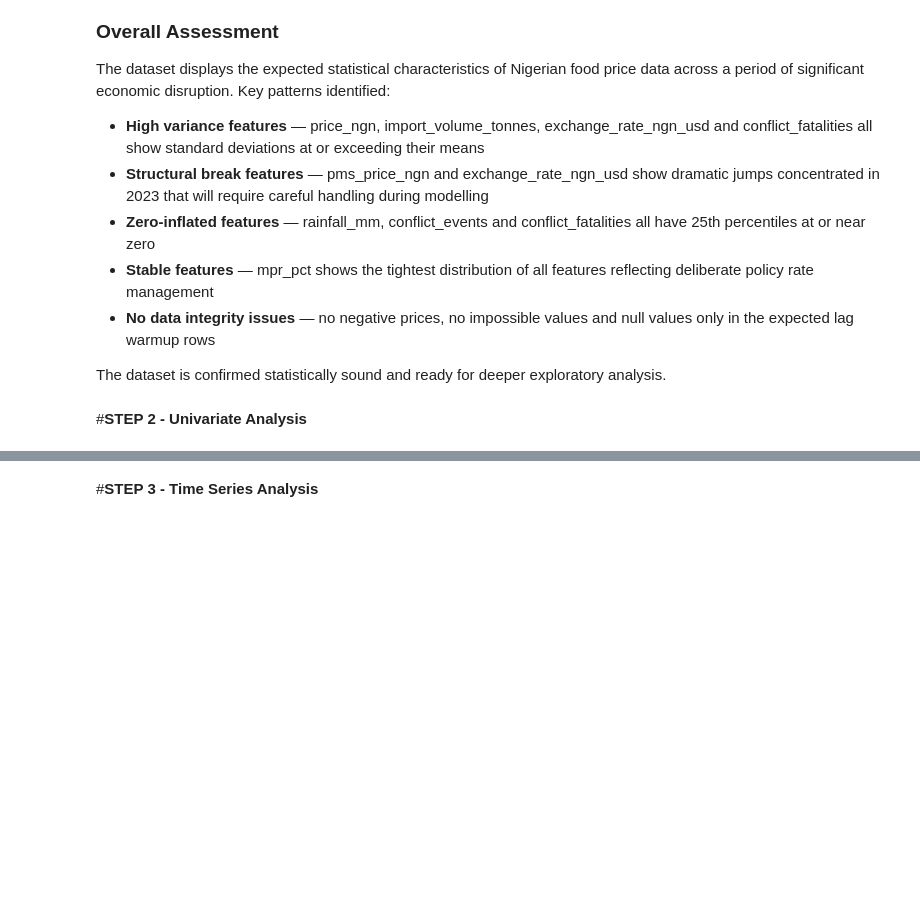
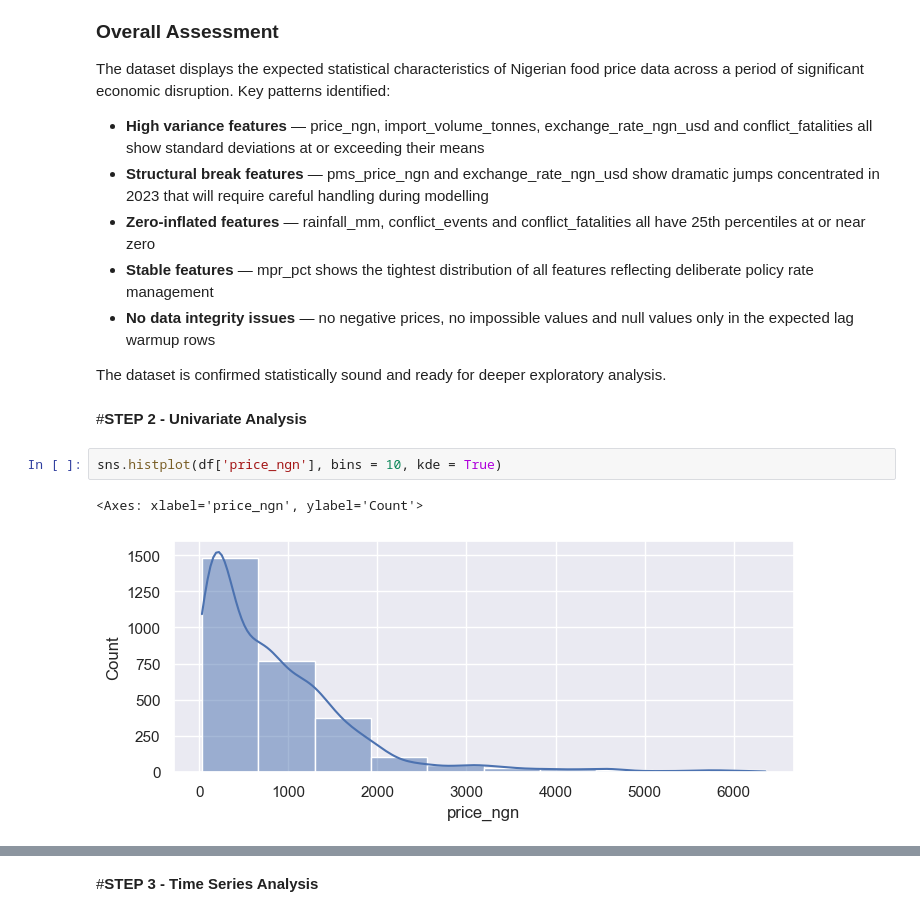
Before and after one commit to Mi-kami/Early-Warning-Food-Price-Monitor-Northeast-Nigeria, a Jupyter notebook: notebooks/04_Exploratory_Data_Analysis.ipynb, the cells around one changed output, grey strips where cells are left out. Cells and saved outputs as stored; diff of their text form; blank space fills up the shorter version.

```diff
--- a/notebooks/04_Exploratory_Data_Analysis.ipynb
+++ b/notebooks/04_Exploratory_Data_Analysis.ipynb
@@ -369,3 +368,8 @@ The dataset is confirmed statistically sound and ready for
 deeper exploratory analysis.
 # %% [markdown]
 #**STEP 2 - Univariate Analysis**
+# %%
+sns.histplot(df['price_ngn'], bins = 10, kde = True)
+# %% [output]
+<Axes: xlabel='price_ngn', ylabel='Count'>
+[figure, added]
```
Also changed, not shown: parts of 8 cells of this notebook, 1 other file.
